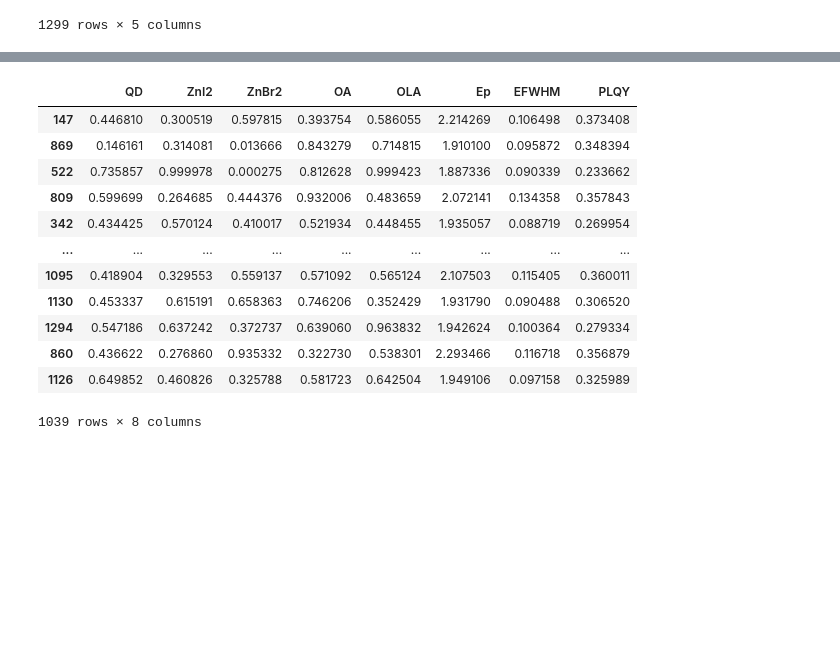
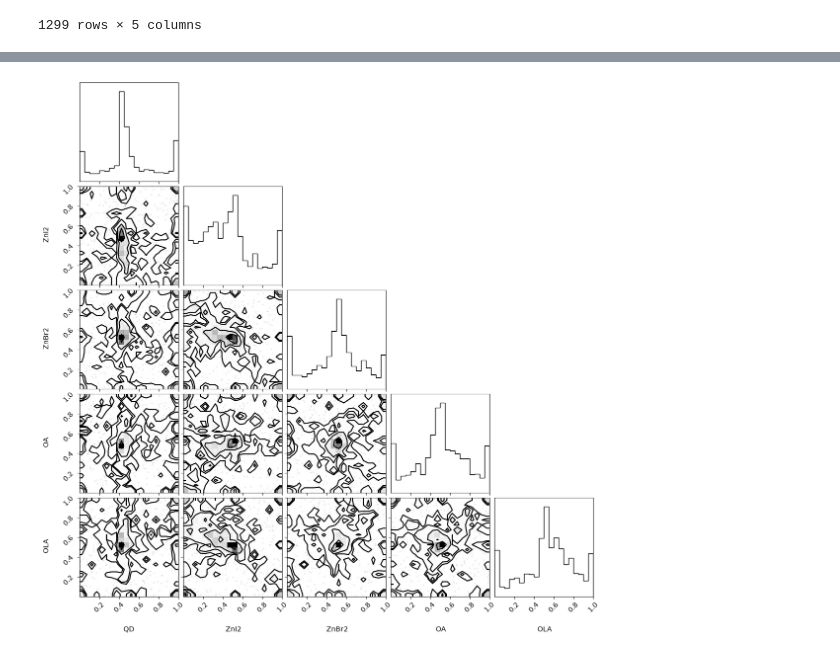
Before and after one commit to richardcox120/BO_winter_school_2026, a Jupyter notebook: case2.ipynb, the cells around one changed output, grey strips where cells are left out. Cells and saved outputs as stored; diff of their text form; code cells hidden in the pictures; blank space fills up the shorter version.

```diff
--- a/case2.ipynb
+++ b/case2.ipynb
@@ -37,3 +41,9 @@ plt.scatter(data[:, 0], data[:, 1], cmap='viridis')
+# %%
+import corner
+
+fig = corner.corner(inputs, labels=inputs.columns)
+# %% [output]
+[figure, added]
 # %%
 # Data is uncorrelated, so cannot use simple regression. Must use BO!
 # %%
@@ -44,16 +64,0 @@ train, test = train_test_split(total, test_size=0.2, random_state=42)
-# %%
-train
-# %% [output]
-|  | QD | ZnI2 | ZnBr2 | OA | OLA | Ep | EFWHM | PLQY |
-| 147 | 0.446810 | 0.300519 | 0.597815 | 0.393754 | 0.586055 | 2.214269 | 0.106498 | 0.373408 |
-| 869 | 0.146161 | 0.314081 | 0.013666 | 0.843279 | 0.714815 | 1.910100 | 0.095872 | 0.348394 |
-| 522 | 0.735857 | 0.999978 | 0.000275 | 0.812628 | 0.999423 | 1.887336 | 0.090339 | 0.233662 |
-| 809 | 0.599699 | 0.264685 | 0.444376 | 0.932006 | 0.483659 | 2.072141 | 0.134358 | 0.357843 |
-| 342 | 0.434425 | 0.570124 | 0.410017 | 0.521934 | 0.448455 | 1.935057 | 0.088719 | 0.269954 |
-| ... | ... | ... | ... | ... | ... | ... | ... | ... |
-| 1095 | 0.418904 | 0.329553 | 0.559137 | 0.571092 | 0.565124 | 2.107503 | 0.115405 | 0.360011 |
-| 1130 | 0.453337 | 0.615191 | 0.658363 | 0.746206 | 0.352429 | 1.931790 | 0.090488 | 0.306520 |
-| 1294 | 0.547186 | 0.637242 | 0.372737 | 0.639060 | 0.963832 | 1.942624 | 0.100364 | 0.279334 |
-| 860 | 0.436622 | 0.276860 | 0.935332 | 0.322730 | 0.538301 | 2.293466 | 0.116718 | 0.356879 |
-| 1126 | 0.649852 | 0.460826 | 0.325788 | 0.581723 | 0.642504 | 1.949106 | 0.097158 | 0.325989 |
-1039 rows × 8 columns
```
Also changed, not shown: parts of 5 cells of this notebook.
